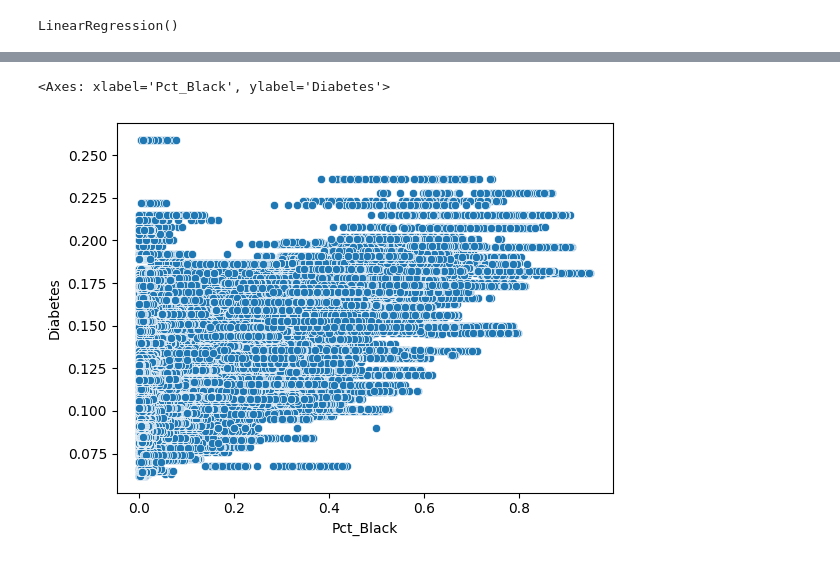
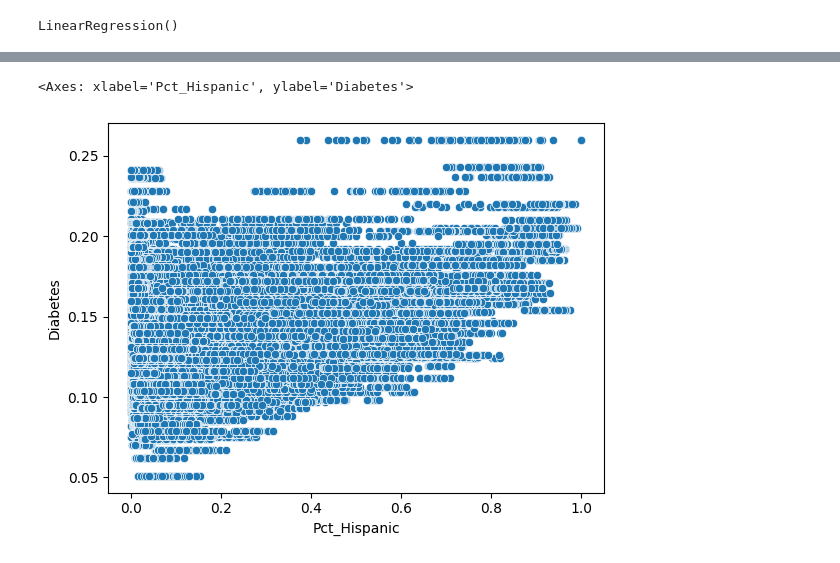
Before and after one commit to festiveelephantseal/UH-CEA-Summer-Research, a Jupyter notebook: Research.ipynb, the cells around one changed output, grey strips where cells are left out. Cells and saved outputs as stored; diff of their text form; code cells hidden in the pictures.

```diff
--- a/Research.ipynb
+++ b/Research.ipynb
@@ -167,8 +167,8 @@ df[["Pct_Asian", "Diabetes"]].corr()
 # %%
-sns.scatterplot(x="Pct_Black", y=y, data=df)
+sns.scatterplot(x="Pct_Hispanic", y=y, data=df)
 # %% [output]
-<Axes: xlabel='Pct_Black', ylabel='Diabetes'>
+<Axes: xlabel='Pct_Hispanic', ylabel='Diabetes'>
-[figure, old version]
+[figure, new version]
 # %%
 df[df['Median_Household_Income_2022'] > 80000][['Pct_White', 'Diabetes']].corr()
 # %% [output]
```
Also changed, not shown: parts of 16 cells of this notebook, 8 other files.
